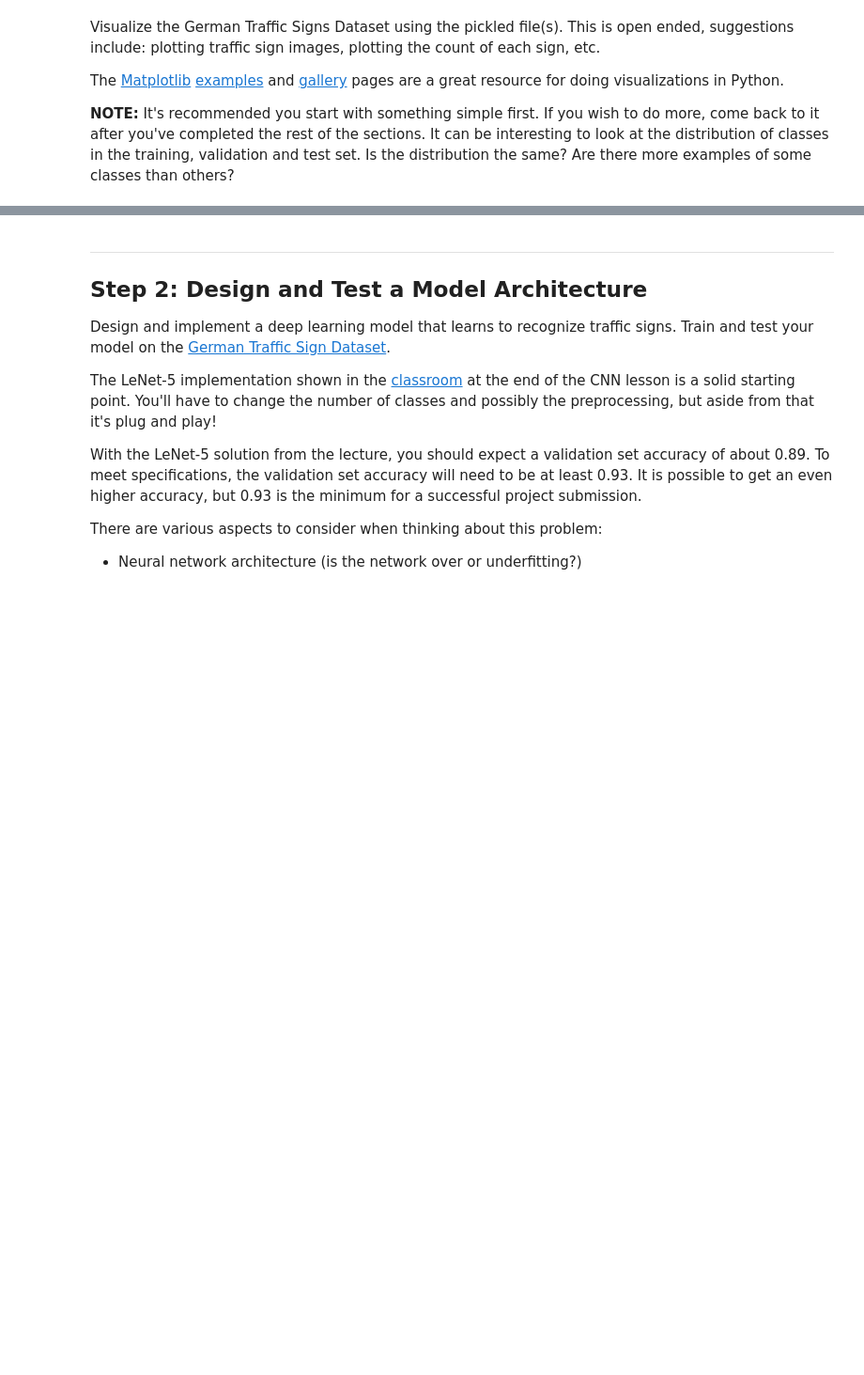
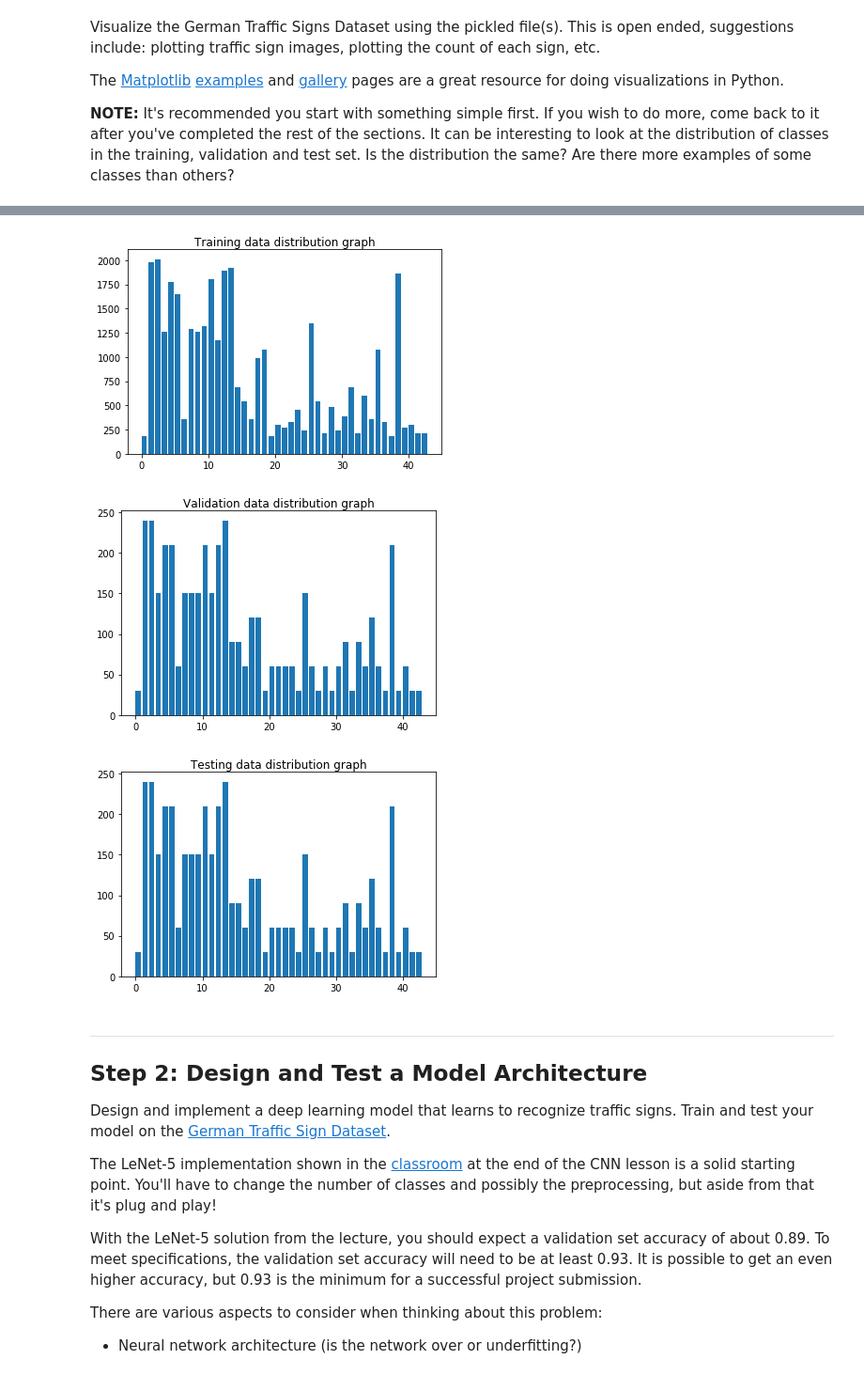
Before and after one commit to zackZhu1/CarND-Traffic-Sign-Classifier-Project, a Jupyter notebook: Traffic_Sign_Classifier.ipynb, the cells around one changed output, grey strips where cells are left out. Shown: that part at 94% size. Drawn from its saved outputs; the diff is of its cells as text; code cells hidden in the pictures; blank space fills up the shorter version.

```diff
--- a/Traffic_Sign_Classifier.ipynb
+++ b/Traffic_Sign_Classifier.ipynb
@@ -116,3 +118,23 @@ for i in range(10):
+# %%
+import numpy as np
+unique_train_images, count = np.unique(y_train, return_counts=True)
+plt.bar(unique_train_images, count)
+plt.title("Training data distribution graph")
+plt.show()
+
+unique_valid_images, count = np.unique(y_valid, return_counts=True)
+plt.bar(unique_valid_images, count)
+plt.title("Validation data distribution graph")
+plt.show()
+
+unique_test_images, count = np.unique(y_valid, return_counts=True)
+plt.bar(unique_test_images, count)
+plt.title("Testing data distribution graph")
+plt.show()
+# %% [output]
+[figure, added]
+[figure, added]
+[figure, added]
 # %% [markdown]
 ----
 
```
Also changed, not shown: parts of 3 cells of this notebook, 4 other files.
